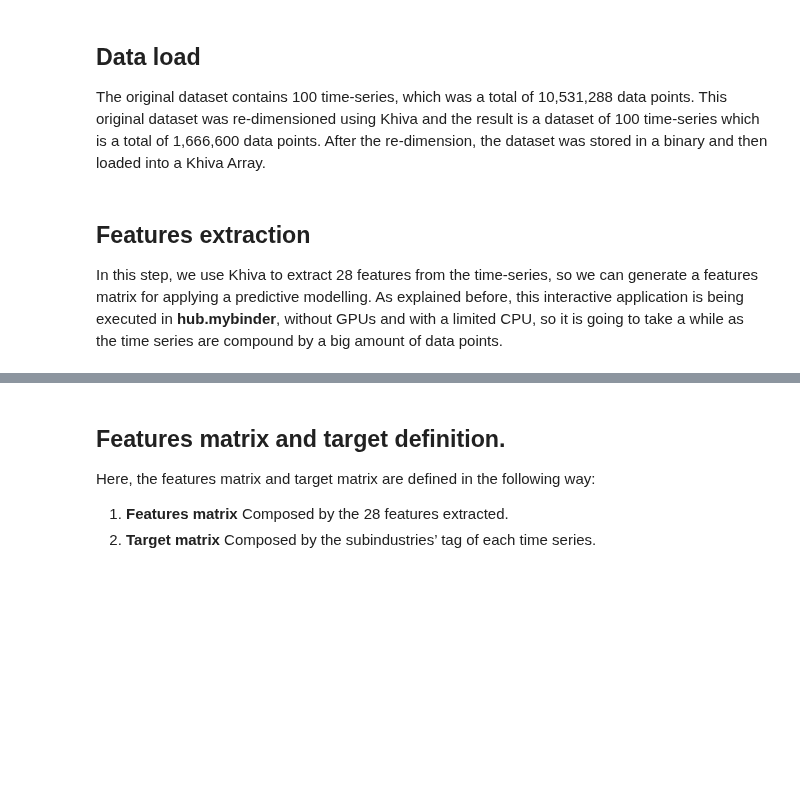
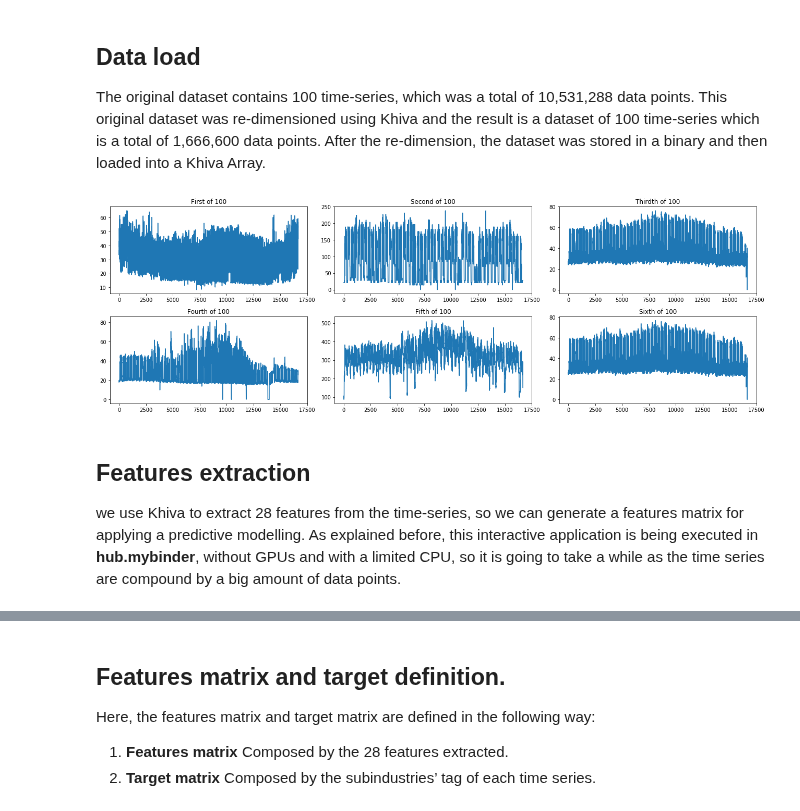
Before and after one commit to shapelets/khiva-use-cases, a Jupyter notebook: interactive-applications/features-extraction/features_extraction.ipynb, the cells around one changed output, grey strips where cells are left out. Saved outputs shown, nothing was run; the diff lists cells and outputs as text; code cells hidden in the pictures; blank space fills up the shorter version.

```diff
--- a/interactive-applications/features-extraction/features_extraction.ipynb
+++ b/interactive-applications/features-extraction/features_extraction.ipynb
@@ -31 +37,5 @@ from sklearn import svm
 import time
+# %%
+%matplotlib inline
+%pylab
+pylab.rcParams['figure.figsize'] = (18, 6)
@@ -60,5 +71,26 @@ arr_tmp  = Array(np.load("../../energy/electric-consumption-rate-python/time-ser
+# %%
+arr_tmp  = Array(np.load("../../energy/electric-consumption-rate-python/time-series-redimension-applied.npy"))
+time_series= arr_tmp.to_numpy()
+f, axarr = plt.subplots(2, 3)
+
+axarr[0, 0].plot(range(len(time_series[0])), time_series[0])
+axarr[0, 0].set_title('First of 100')
+axarr[0, 1].plot(range(len(time_series[1])), time_series[1])
+axarr[0, 1].set_title('Second of 100')
+axarr[0, 2].plot(range(len(time_series[4])), time_series[4])
+axarr[0, 2].set_title('Thirdth of 100')
+axarr[1, 0].plot(range(len(time_series[2])), time_series[2])
+axarr[1, 0].set_title('Fourth of 100')
+axarr[1, 1].plot(range(len(time_series[3])), time_series[3])
+axarr[1, 1].set_title('Fifth of 100')
+axarr[1, 2].plot(range(len(time_series[5])), time_series[5])
+axarr[1, 2].set_title('Sixth of 100')
+plt.tight_layout()
+plt.show()
+# %% [output]
+[figure, added]
 # %% [markdown]
 ## Features extraction
-In this step, we use Khiva to extract 28 features from the time-series, so we can generate a features matrix for applying a predictive modelling. As explained before, this interactive application is being executed in **hub.mybinder**, without GPUs and with a limited CPU, so it is going to take a while as the time series are compound by a big amount of data points.
+we use Khiva to extract 28 features from the time-series, so we can generate a features matrix for applying a predictive modelling. As explained before, this interactive application is being executed in **hub.mybinder**, without GPUs and with a limited CPU, so it is going to take a while as the time series are compound by a big amount of data points.
 # %%
 start = time.time()
```
Also changed, not shown: parts of 10 cells of this notebook.
